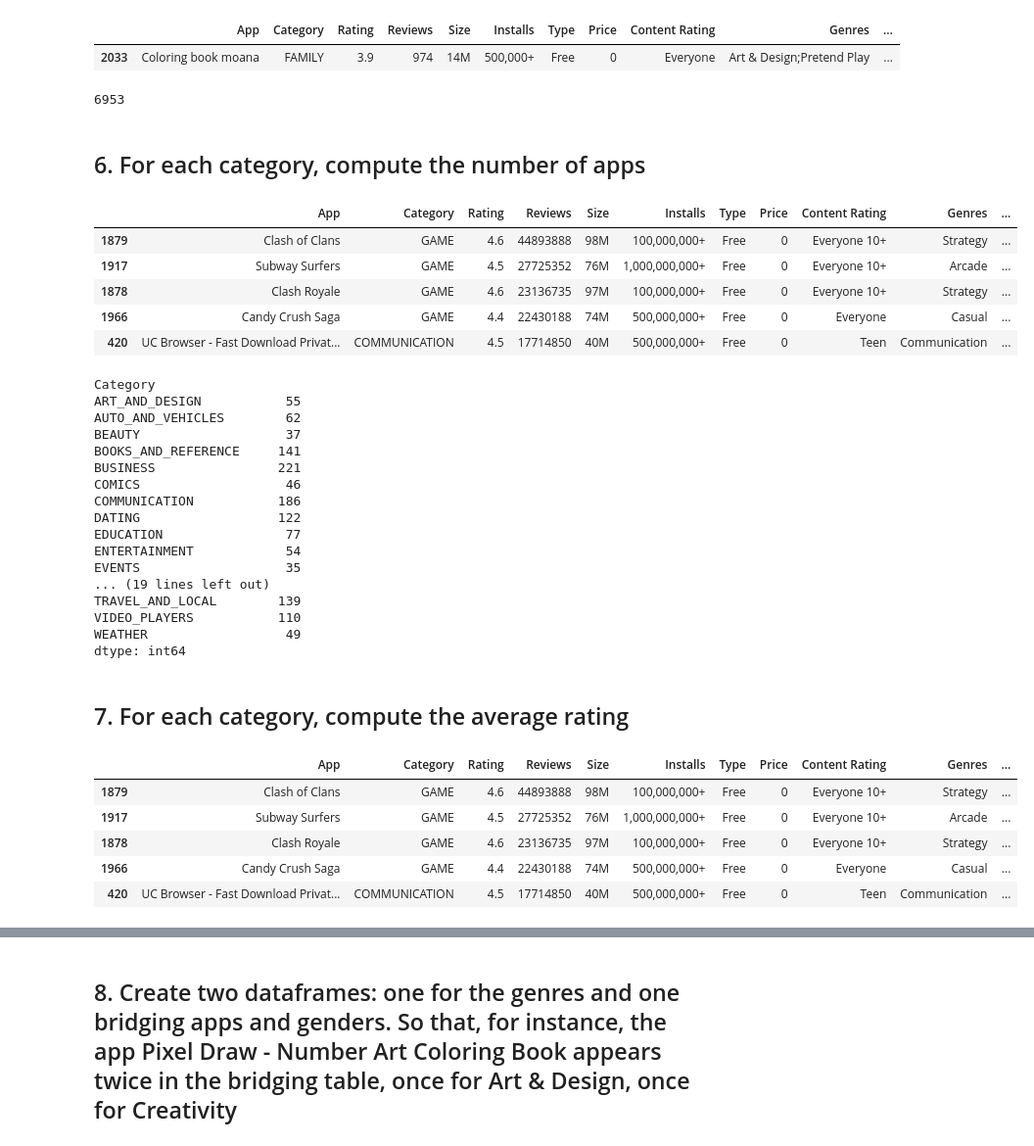
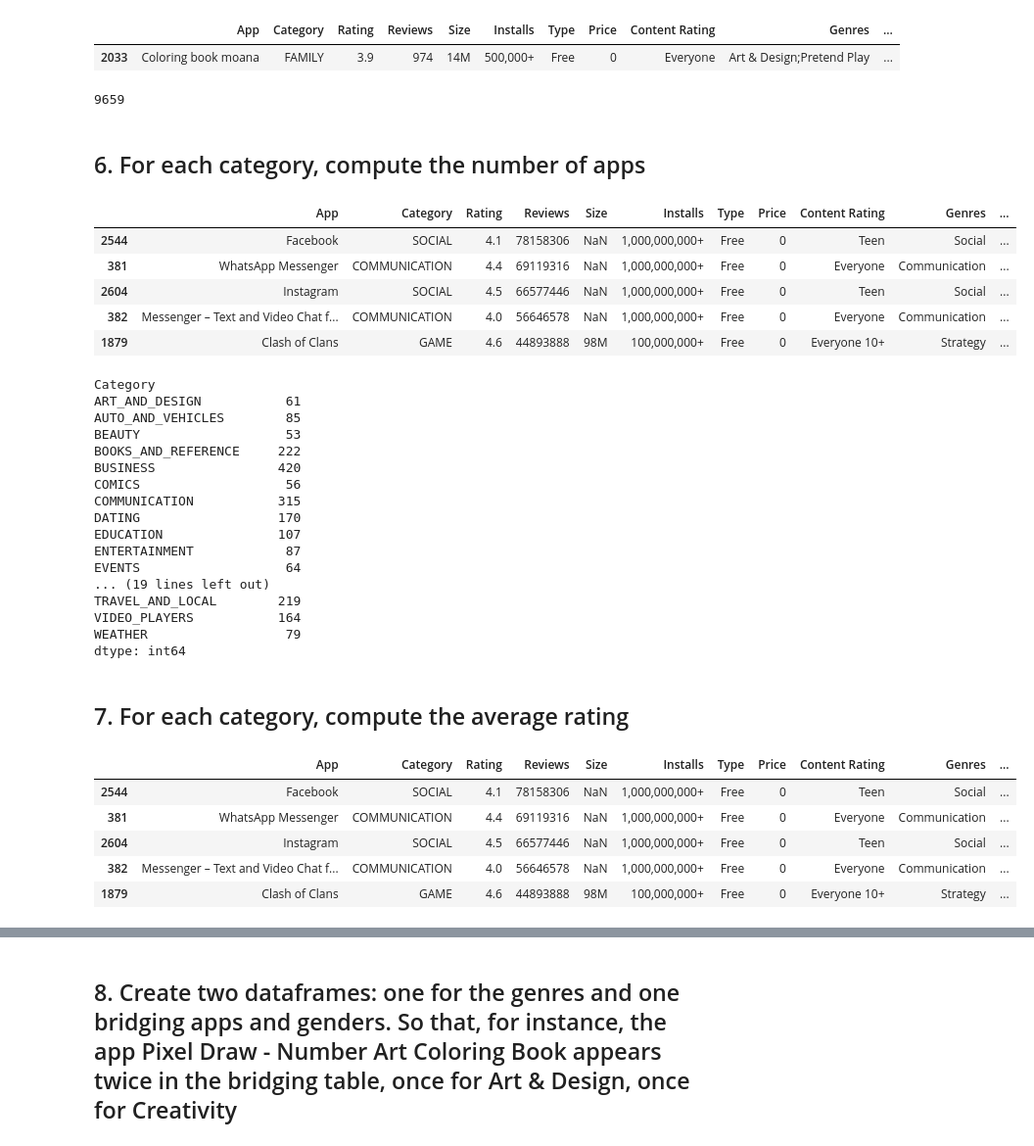
Before and after one commit to faber6911/Foundation-of-Computer-Science-project, a Jupyter notebook: FOCS_Project.ipynb, the cells around one changed output, grey strips where cells are left out. Shown: that part at 98% size. Saved outputs shown, nothing was run; the diff lists cells and outputs as text; code cells hidden in the pictures.

```diff
--- a/FOCS_Project.ipynb
+++ b/FOCS_Project.ipynb
@@ -334,3 +282,3 @@ len(data_nomis)
 # %%
-data_nomis["Reviews"] = pd.to_numeric(data_nomis["Reviews"]) #Utilizziamo il numero di reviews come discriminante per capire quale sia il duplicato più recente
+data_psnan["Reviews"] = pd.to_numeric(data_psnan["Reviews"]) #Utilizziamo il numero di reviews come discriminante per capire quale sia il duplicato più recente
 # %%
@@ -342,6 +290,6 @@ data_nomis[data_nomis["App"] == "Coloring book moana"] #Prediamo questa applicaz
 # %% [markdown]
 Una volta deciso di affrontare il problema dei duplicati attraverso la discriminante delle Reviews ho ritenuto sufficiente ordinare il dataset in modo descrescente proprio in base a questa variabile imponendo poi l'eliminazione dei duplicati preservando i primi e, quindi, quelli con il numero di Reviews maggiore.
 # %%
-data_nomis = data_nomis.sort_values('Reviews', ascending = False)
+data_psnan = data_psnan.sort_values('Reviews', ascending = False)
 #Ordiniamo per il numero di reviews
 # %%
@@ -351,7 +299,7 @@ data_nomis[data_nomis["App"] == "Coloring book moana"] #Andato a buon fine
 | 2033 | Coloring book moana | FAMILY | 3.9 | 974 | 14M | 500,000+ | Free | 0 | Everyone | Art & Design;Pretend Play | ... |
 | 1 | Coloring book moana | ART_AND_DESIGN | 3.9 | 967 | 14M | 500,000+ | Free | 0 | Everyone | Art & Design;Pretend Play | ... |
 # %%
-data_nomis.drop_duplicates(inplace = True) #Eliminiamo i duplicati identici tra di loro
+data_psnan.drop_duplicates(inplace = True) #Eliminiamo i duplicati identici tra di loro
 # %%
-data_nomis.drop_duplicates(subset = 'App', keep = 'first', inplace = True) #Eliminiamo i duplicati che differiscono per il numero di reviews mantenendo solo quelli com le reviews più alte
+data_psnan.drop_duplicates(subset = 'App', keep = 'first', inplace = True) #Eliminiamo i duplicati che differiscono per il numero di reviews mantenendo solo quelli com le reviews più alte
 # %%
@@ -360,49 +308,49 @@ data_nomis[data_nomis["App"] == "Coloring book moana"] #E infatti è andato a bu
 |  | App | Category | Rating | Reviews | Size | Installs | Type | Price | Content Rating | Genres | ... |
 | 2033 | Coloring book moana | FAMILY | 3.9 | 974 | 14M | 500,000+ | Free | 0 | Everyone | Art & Design;Pretend Play | ... |
 # %%
-len(data_nomis) #Did it
+len(data_psnan) #Did it
 # %% [output]
-6953
+9659
 # %% [markdown]
 ## 6. For each category, compute the number of apps
 # %%
-data_nomis.head()
+data_psnan.head()
 # %% [output]
 |  | App | Category | Rating | Reviews | Size | Installs | Type | Price | Content Rating | Genres | ... |
+| 2544 | Facebook | SOCIAL | 4.1 | 78158306 | NaN | 1,000,000,000+ | Free | 0 | Teen | Social | ... |
+| 381 | WhatsApp Messenger | COMMUNICATION | 4.4 | 69119316 | NaN | 1,000,000,000+ | Free | 0 | Everyone | Communication | ... |
+| 2604 | Instagram | SOCIAL | 4.5 | 66577446 | NaN | 1,000,000,000+ | Free | 0 | Teen | Social | ... |
+| 382 | Messenger – Text and Video Chat f... | COMMUNICATION | 4.0 | 56646578 | NaN | 1,000,000,000+ | Free | 0 | Everyone | Communication | ... |
 | 1879 | Clash of Clans | GAME | 4.6 | 44893888 | 98M | 100,000,000+ | Free | 0 | Everyone 10+ | Strategy | ... |
-| 1917 | Subway Surfers | GAME | 4.5 | 27725352 | 76M | 1,000,000,000+ | Free | 0 | Everyone 10+ | Arcade | ... |
-| 1878 | Clash Royale | GAME | 4.6 | 23136735 | 97M | 100,000,000+ | Free | 0 | Everyone 10+ | Strategy | ... |
-| 1966 | Candy Crush Saga | GAME | 4.4 | 22430188 | 74M | 500,000,000+ | Free | 0 | Everyone | Casual | ... |
-| 420 | UC Browser - Fast Download Privat... | COMMUNICATION | 4.5 | 17714850 | 40M | 500,000,000+ | Free | 0 | Teen | Communication | ... |
 # %%
-data_nomis.groupby('Category').size()
+data_psnan.groupby('Category').size()
 # %% [output]
 Category
-ART_AND_DESIGN           55
-AUTO_AND_VEHICLES        62
-BEAUTY                   37
-BOOKS_AND_REFERENCE     141
-BUSINESS                221
-COMICS                   46
-COMMUNICATION           186
-DATING                  122
-EDUCATION                77
-ENTERTAINMENT            54
-EVENTS                   35
+ART_AND_DESIGN           61
+AUTO_AND_VEHICLES        85
+BEAUTY                   53
+BOOKS_AND_REFERENCE     222
+BUSINESS                420
+COMICS                   56
+COMMUNICATION           315
+DATING                  170
+EDUCATION               107
+ENTERTAINMENT            87
+EVENTS                   64
 ... (19 lines left out)
-TRAVEL_AND_LOCAL        139
-VIDEO_PLAYERS           110
-WEATHER                  49
+TRAVEL_AND_LOCAL        219
+VIDEO_PLAYERS           164
+WEATHER                  79
 dtype: int64
 # %% [markdown]
 ## 7. For each category, compute the average rating
 # %%
-data_nomis.head()
+data_psnan.head()
 # %% [output]
 |  | App | Category | Rating | Reviews | Size | Installs | Type | Price | Content Rating | Genres | ... |
+| 2544 | Facebook | SOCIAL | 4.1 | 78158306 | NaN | 1,000,000,000+ | Free | 0 | Teen | Social | ... |
+| 381 | WhatsApp Messenger | COMMUNICATION | 4.4 | 69119316 | NaN | 1,000,000,000+ | Free | 0 | Everyone | Communication | ... |
+| 2604 | Instagram | SOCIAL | 4.5 | 66577446 | NaN | 1,000,000,000+ | Free | 0 | Teen | Social | ... |
+| 382 | Messenger – Text and Video Chat f... | COMMUNICATION | 4.0 | 56646578 | NaN | 1,000,000,000+ | Free | 0 | Everyone | Communication | ... |
 | 1879 | Clash of Clans | GAME | 4.6 | 44893888 | 98M | 100,000,000+ | Free | 0 | Everyone 10+ | Strategy | ... |
-| 1917 | Subway Surfers | GAME | 4.5 | 27725352 | 76M | 1,000,000,000+ | Free | 0 | Everyone 10+ | Arcade | ... |
-| 1878 | Clash Royale | GAME | 4.6 | 23136735 | 97M | 100,000,000+ | Free | 0 | Everyone 10+ | Strategy | ... |
-| 1966 | Candy Crush Saga | GAME | 4.4 | 22430188 | 74M | 500,000,000+ | Free | 0 | Everyone | Casual | ... |
-| 420 | UC Browser - Fast Download Privat... | COMMUNICATION | 4.5 | 17714850 | 40M | 500,000,000+ | Free | 0 | Teen | Communication | ... |
 # %%
```
Also changed, not shown: parts of 35 cells of this notebook.
